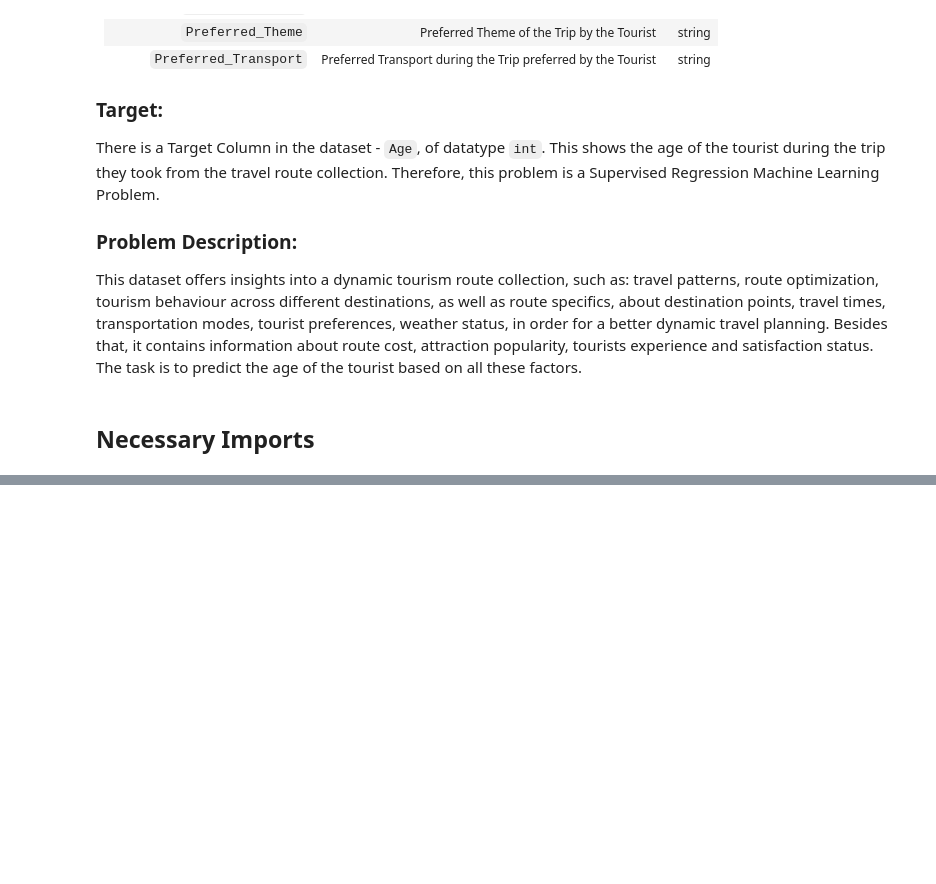
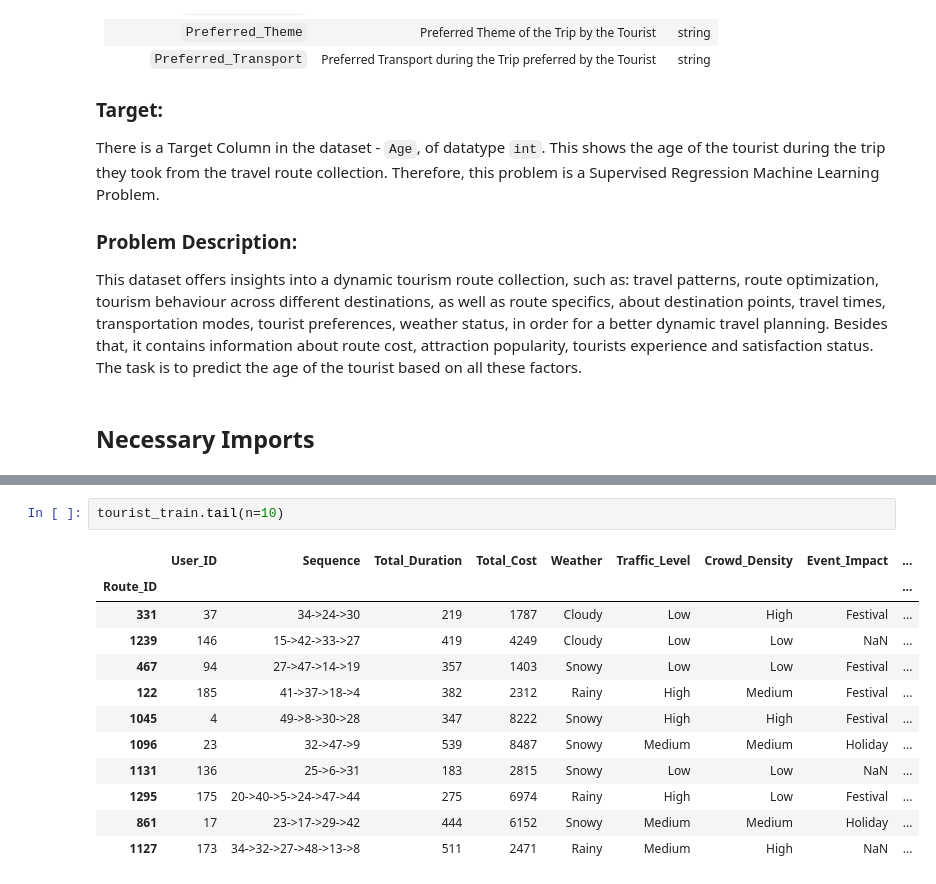
Before and after one commit to Ghenntoggy1/Sigmoid-ML-Tasks, a Jupyter notebook: Exam_Age_Prediction/Exam_Age_Prediction.ipynb, the cells around one changed output, grey strips where cells are left out. Saved outputs shown, nothing was run; the diff lists cells and outputs as text; blank space fills up the shorter version.

```diff
--- a/Exam_Age_Prediction/Exam_Age_Prediction.ipynb
+++ b/Exam_Age_Prediction/Exam_Age_Prediction.ipynb
@@ -91,0 +119,15 @@ tourist_df.index.name = 'ID'
+# %%
+tourist_train.tail(n=10)
+# %% [output]
+|  | User_ID | Sequence | Total_Duration | Total_Cost | Weather | Traffic_Level | Crowd_Density | Event_Impact | ... |
+| Route_ID |  |  |  |  |  |  |  |  | ... |
+| 331 | 37 | 34->24->30 | 219 | 1787 | Cloudy | Low | High | Festival | ... |
+| 1239 | 146 | 15->42->33->27 | 419 | 4249 | Cloudy | Low | Low | NaN | ... |
+| 467 | 94 | 27->47->14->19 | 357 | 1403 | Snowy | Low | Low | Festival | ... |
+| 122 | 185 | 41->37->18->4 | 382 | 2312 | Rainy | High | Medium | Festival | ... |
+| 1045 | 4 | 49->8->30->28 | 347 | 8222 | Snowy | High | High | Festival | ... |
+| 1096 | 23 | 32->47->9 | 539 | 8487 | Snowy | Medium | Medium | Holiday | ... |
+| 1131 | 136 | 25->6->31 | 183 | 2815 | Snowy | Low | Low | NaN | ... |
+| 1295 | 175 | 20->40->5->24->47->44 | 275 | 6974 | Rainy | High | Low | Festival | ... |
+| 861 | 17 | 23->17->29->42 | 444 | 6152 | Snowy | Medium | Medium | Holiday | ... |
+| 1127 | 173 | 34->32->27->48->13->8 | 511 | 2471 | Rainy | Medium | High | NaN | ... |
```
Also changed, not shown: parts of 21 cells of this notebook.
